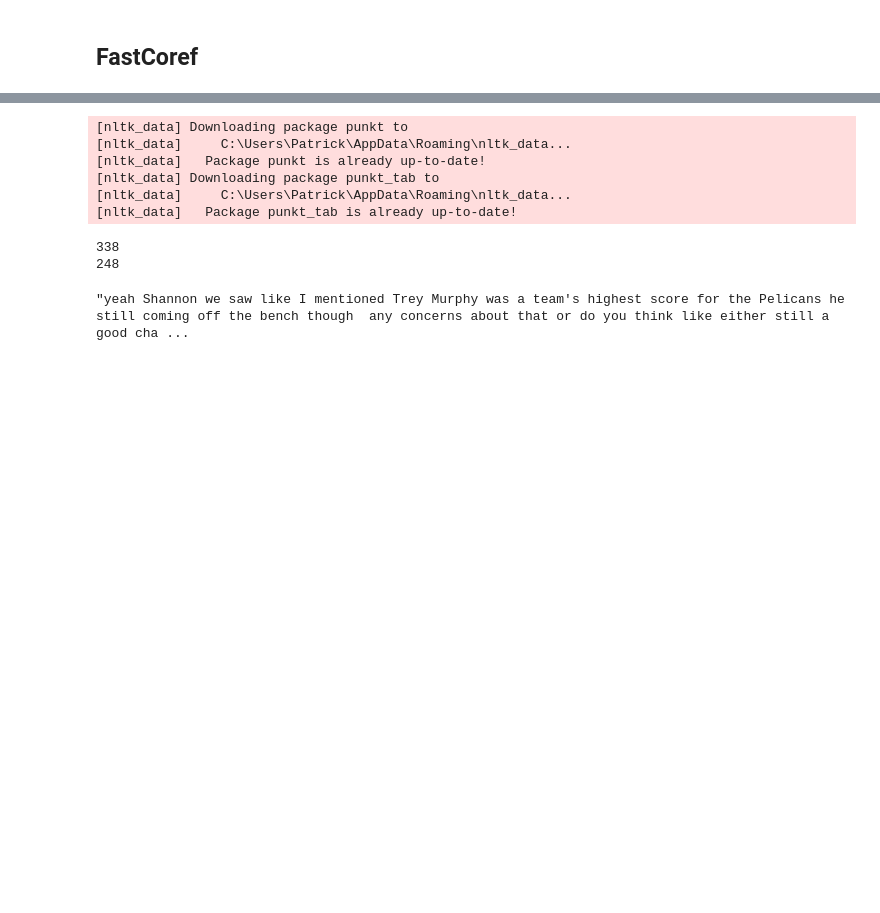
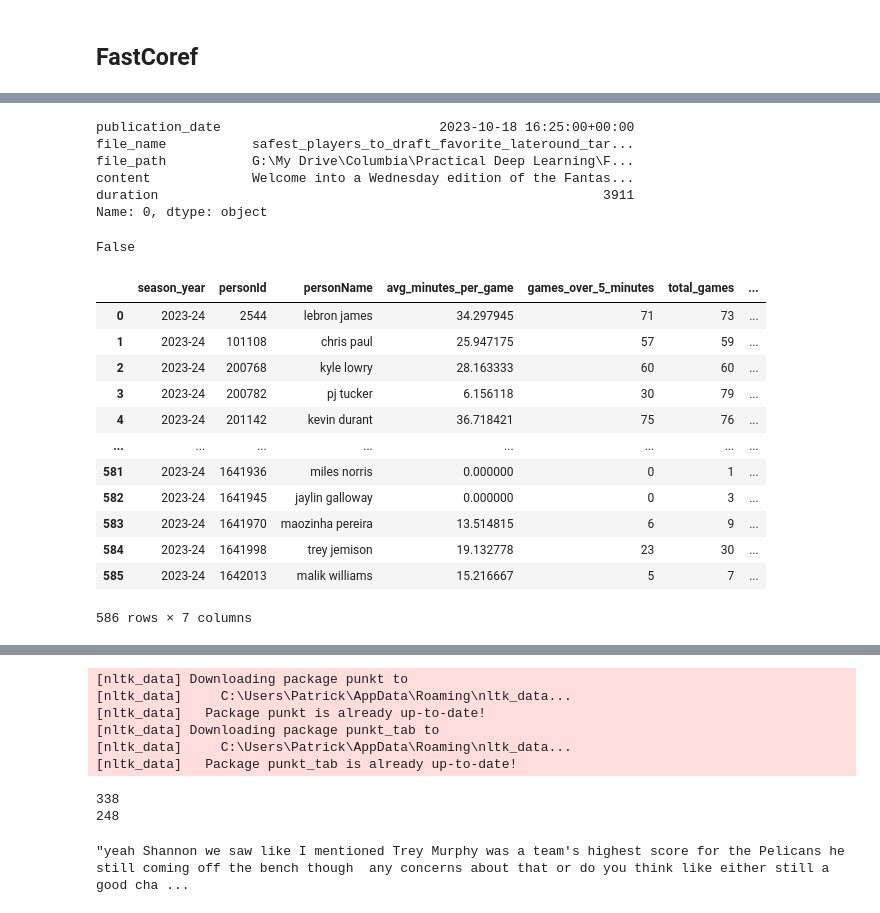
Before and after one commit to patcao/FantasyPodcastInsights, a Jupyter notebook: notebooks/Clean-Podcast-Data.ipynb, the cells around one changed output, grey strips where cells are left out. Drawn from its saved outputs; the diff is of its cells as text; code cells hidden in the pictures; blank space fills up the shorter version.

```diff
--- a/notebooks/Clean-Podcast-Data.ipynb
+++ b/notebooks/Clean-Podcast-Data.ipynb
@@ -230,0 +547,9 @@ Sentences for Anthony Davis:
+# %%
+podcast_df.iloc[0]
+# %% [output]
+publication_date                            2023-10-18 16:25:00+00:00
+file_name           safest_players_to_draft_favorite_lateround_tar...
+file_path           G:\My Drive\Columbia\Practical Deep Learning\F...
+content             Welcome into a Wednesday edition of the Fantas...
+duration                                                         3911
+Name: 0, dtype: object
@@ -230,0 +561,22 @@ Sentences for Anthony Davis:
+# %%
+'laurie markkanen' in target_players
+# %% [output]
+False
+# %%
+pms = player_util.player_minute_stats('2023-24')
+pms['total_minutes'] = pms['avg_minutes_per_game'] * pms['total_games']
+pms
+# %% [output]
+|  | season_year | personId | personName | avg_minutes_per_game | games_over_5_minutes | total_games | ... |
+| 0 | 2023-24 | 2544 | lebron james | 34.297945 | 71 | 73 | ... |
+| 1 | 2023-24 | 101108 | chris paul | 25.947175 | 57 | 59 | ... |
+| 2 | 2023-24 | 200768 | kyle lowry | 28.163333 | 60 | 60 | ... |
+| 3 | 2023-24 | 200782 | pj tucker | 6.156118 | 30 | 79 | ... |
+| 4 | 2023-24 | 201142 | kevin durant | 36.718421 | 75 | 76 | ... |
+| ... | ... | ... | ... | ... | ... | ... | ... |
+| 581 | 2023-24 | 1641936 | miles norris | 0.000000 | 0 | 1 | ... |
+| 582 | 2023-24 | 1641945 | jaylin galloway | 0.000000 | 0 | 3 | ... |
+| 583 | 2023-24 | 1641970 | maozinha pereira | 13.514815 | 6 | 9 | ... |
+| 584 | 2023-24 | 1641998 | trey jemison | 19.132778 | 23 | 30 | ... |
+| 585 | 2023-24 | 1642013 | malik williams | 15.216667 | 5 | 7 | ... |
+586 rows × 7 columns
```
Also changed, not shown: parts of 32 cells of this notebook, 6 other files.
